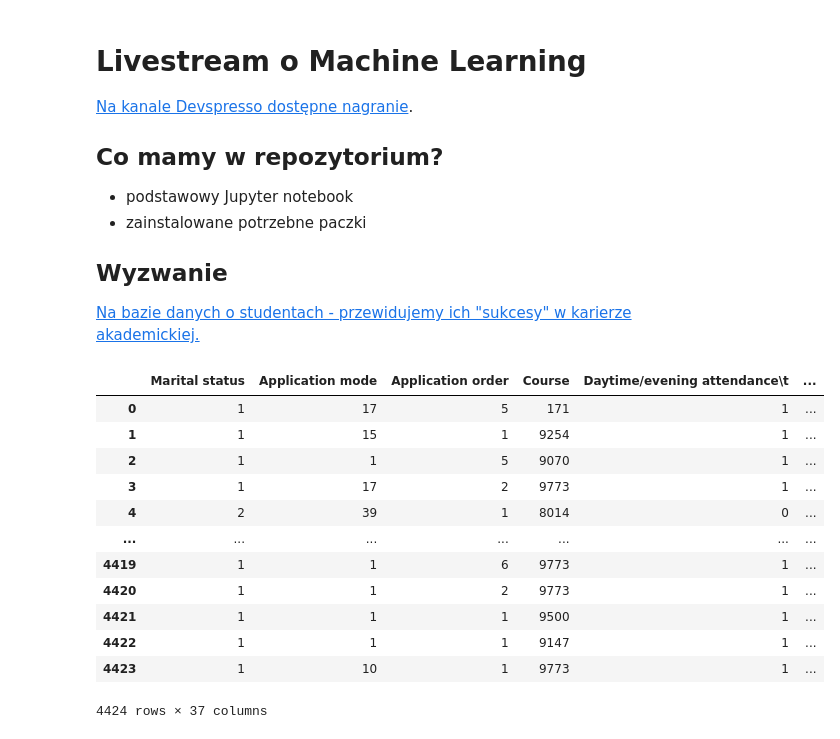
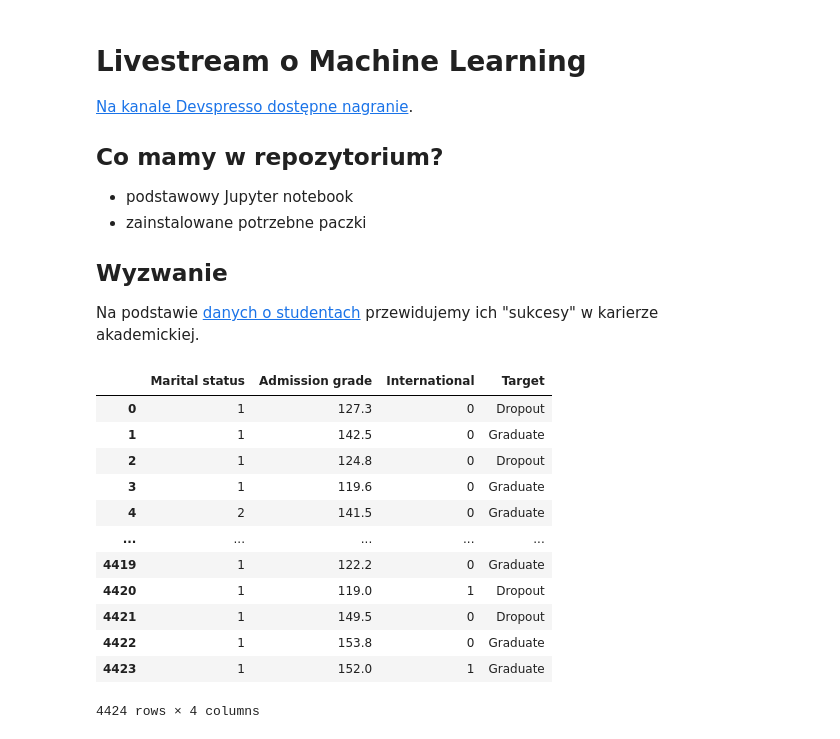
Before and after one commit to kosciak9/machine-learning-workshop, a Jupyter notebook: workshop.ipynb, the cells around one changed output. Cells and saved outputs as stored; diff of their text form; code cells hidden in the pictures.

```diff
--- a/workshop.ipynb
+++ b/workshop.ipynb
@@ -10,7 +10,7 @@
 
 ## Wyzwanie
 
-[Na bazie danych o studentach - przewidujemy ich "sukcesy" w karierze akademickiej.](https://archive.ics.uci.edu/dataset/697/predict+students+dropout+and+academic+success)
+Na podstawie [danych o studentach](https://archive.ics.uci.edu/dataset/697/predict+students+dropout+and+academic+success) przewidujemy ich "sukcesy" w karierze akademickiej.
 # %%
 import pandas as pd
 import plotly.graph_objects as go
@@ -17,18 +18,17 @@ import plotly.graph_objects as go
 # %%
-data = pd.read_csv('./data.csv', sep=";")
-
+data = pd.read_csv('./data.csv', sep=";")[["Marital status", "Admission grade", "International", "Target"]]
 data
 # %% [output]
-|  | Marital status | Application mode | Application order | Course | Daytime/evening attendance\t | ... |
-| 0 | 1 | 17 | 5 | 171 | 1 | ... |
-| 1 | 1 | 15 | 1 | 9254 | 1 | ... |
-| 2 | 1 | 1 | 5 | 9070 | 1 | ... |
-| 3 | 1 | 17 | 2 | 9773 | 1 | ... |
-| 4 | 2 | 39 | 1 | 8014 | 0 | ... |
-| ... | ... | ... | ... | ... | ... | ... |
-| 4419 | 1 | 1 | 6 | 9773 | 1 | ... |
-| 4420 | 1 | 1 | 2 | 9773 | 1 | ... |
-| 4421 | 1 | 1 | 1 | 9500 | 1 | ... |
-| 4422 | 1 | 1 | 1 | 9147 | 1 | ... |
-| 4423 | 1 | 10 | 1 | 9773 | 1 | ... |
+|  | Marital status | Admission grade | International | Target |
+| 0 | 1 | 127.3 | 0 | Dropout |
+| 1 | 1 | 142.5 | 0 | Graduate |
+| 2 | 1 | 124.8 | 0 | Dropout |
+| 3 | 1 | 119.6 | 0 | Graduate |
+| 4 | 2 | 141.5 | 0 | Graduate |
+| ... | ... | ... | ... | ... |
+| 4419 | 1 | 122.2 | 0 | Graduate |
+| 4420 | 1 | 119.0 | 1 | Dropout |
+| 4421 | 1 | 149.5 | 0 | Dropout |
+| 4422 | 1 | 153.8 | 0 | Graduate |
+| 4423 | 1 | 152.0 | 1 | Graduate |
-4424 rows × 37 columns
+4424 rows × 4 columns
```
Also changed, not shown: parts of 10 cells of this notebook, 2 other files.
